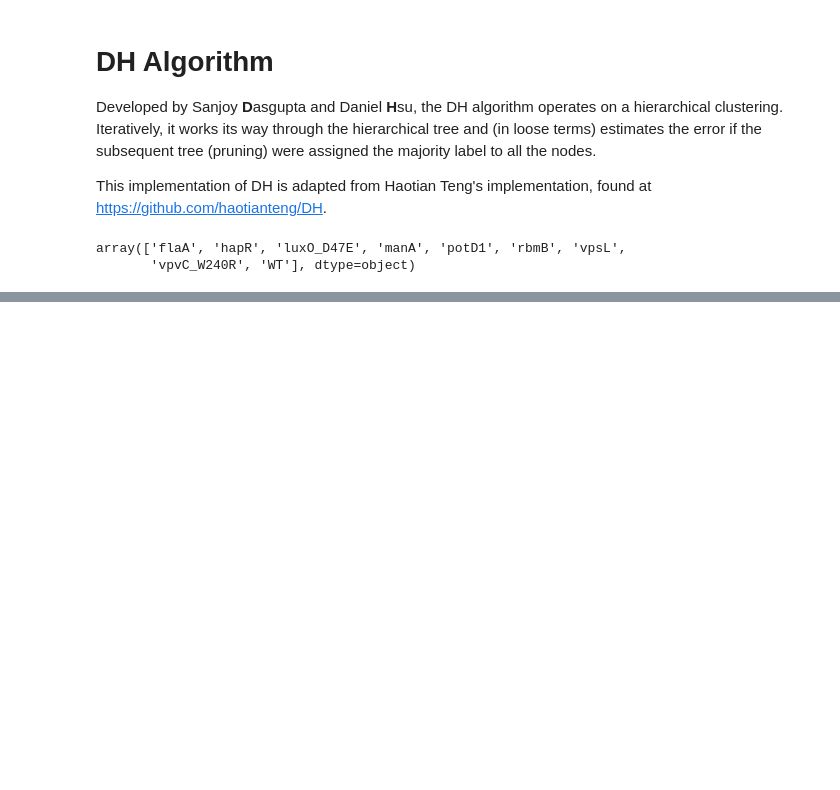
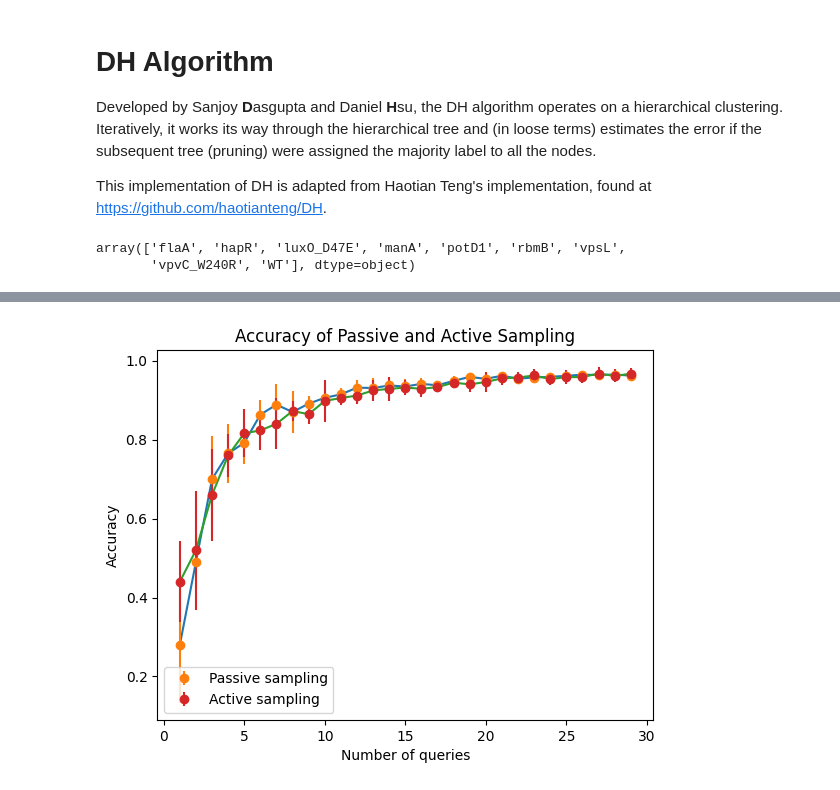
Before and after one commit to jonazhu/ACTIVibrio, a Jupyter notebook: DH/dh.ipynb, the cells around one changed output, grey strips where cells are left out. Cells and saved outputs as stored; diff of their text form; code cells hidden in the pictures; blank space fills up the shorter version.

```diff
--- a/DH/dh.ipynb
+++ b/DH/dh.ipynb
@@ -242,0 +326,28 @@ Currently on trial 4
+# %%
+#plot accuracies
+accs_passive_all = np.array(accs_passive_all)
+accs_active_all = np.array(accs_active_all)
+
+mean_accs_passive = np.nanmean(accs_passive_all, axis = 0)
+mean_accs_active = np.nanmean(accs_active_all, axis = 0)
+std_accs_passive = np.nanstd(accs_passive_all, axis = 0)
+std_accs_active = np.nanstd(accs_active_all, axis = 0)
+
+#select every 10th query
+mean_accs_passive = mean_accs_passive[::10]
+mean_accs_active = mean_accs_active[::10]
+std_accs_passive = std_accs_passive[::10]
+std_accs_active = std_accs_active[::10]
+
+plt.figure()
+plt.plot(mean_accs_passive)
+plt.errorbar(np.arange(len(mean_accs_passive)), mean_accs_passive, yerr = std_accs_passive, fmt = 'o', label = "Passive sampling")
+plt.plot(mean_accs_active)
+plt.errorbar(np.arange(len(mean_accs_active)), mean_accs_active, yerr = std_accs_active, fmt = 'o', label = "Active sampling")
+plt.legend()
+plt.xlabel("Number of queries")
+plt.ylabel("Accuracy")
+plt.title("Accuracy of Passive and Active Sampling")
+plt.show()
+# %% [output]
+[figure, added]
```
Also changed, not shown: parts of 3 cells of this notebook.
